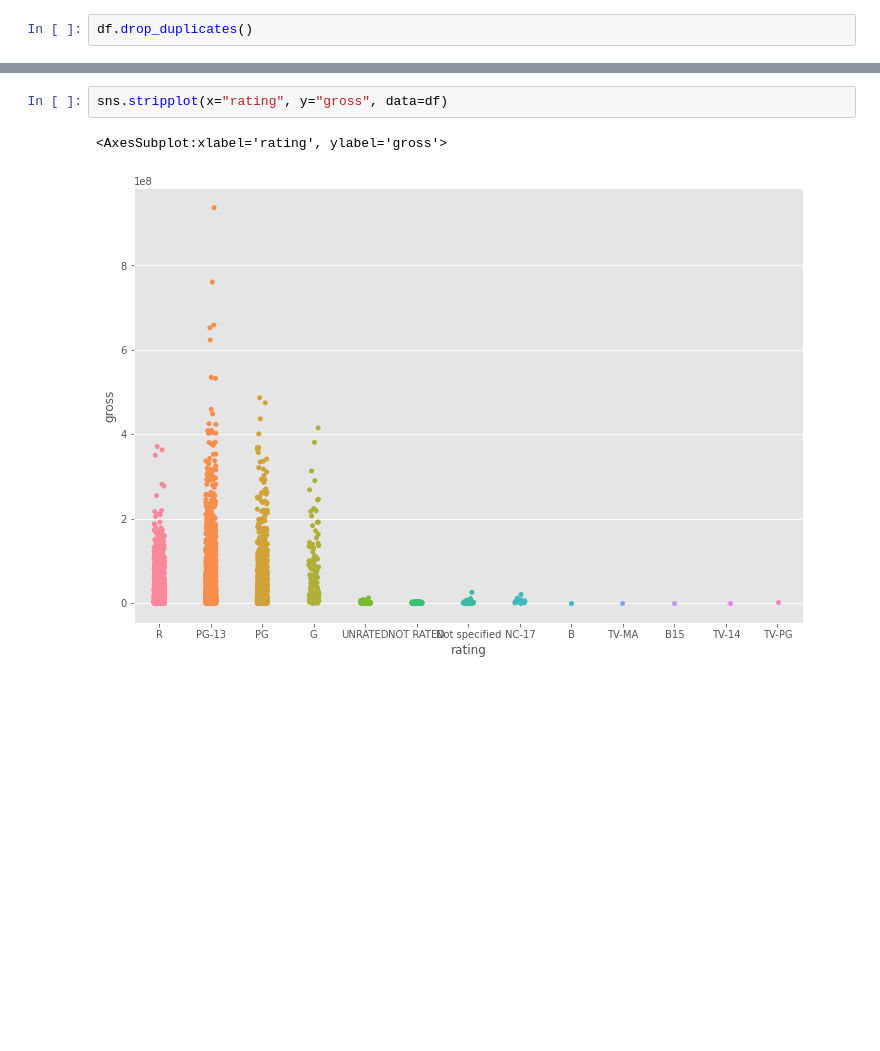
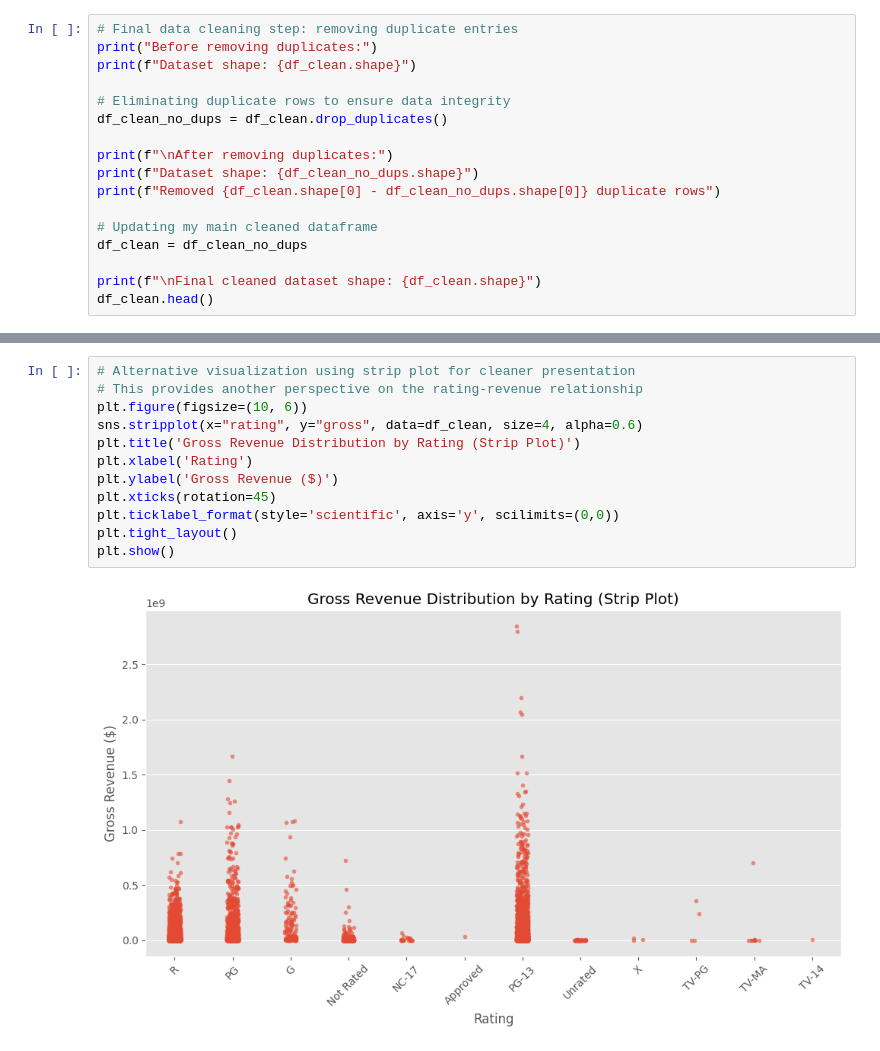
Before and after one commit to Ramadan877/Movie-Portfolio-Project, a Jupyter notebook: Movie Portfolio Project.ipynb, the cells around one changed output, grey strips where cells are left out. Cells and saved outputs as stored; diff of their text form; blank space fills up the shorter version.

```diff
--- a/Movie Portfolio Project.ipynb
+++ b/Movie Portfolio Project.ipynb
@@ -100,3 +543,18 @@ df.boxplot(column=['gross'])
 # %%
-df.drop_duplicates()
+# Final data cleaning step: removing duplicate entries
+print("Before removing duplicates:")
+print(f"Dataset shape: {df_clean.shape}")
+
+# Eliminating duplicate rows to ensure data integrity
+df_clean_no_dups = df_clean.drop_duplicates()
+
+print(f"\nAfter removing duplicates:")
+print(f"Dataset shape: {df_clean_no_dups.shape}")
+print(f"Removed {df_clean.shape[0] - df_clean_no_dups.shape[0]} duplicate rows")
+
+# Updating my main cleaned dataframe
+df_clean = df_clean_no_dups
+
+print(f"\nFinal cleaned dataset shape: {df_clean.shape}")
+df_clean.head()
 # %% [output]
@@ -534,5 +1295,14 @@ sns.swarmplot(x="rating", y="gross", data=df)
 # %%
-sns.stripplot(x="rating", y="gross", data=df)
+# Alternative visualization using strip plot for cleaner presentation
+# This provides another perspective on the rating-revenue relationship
+plt.figure(figsize=(10, 6))
+sns.stripplot(x="rating", y="gross", data=df_clean, size=4, alpha=0.6)
+plt.title('Gross Revenue Distribution by Rating (Strip Plot)')
+plt.xlabel('Rating')
+plt.ylabel('Gross Revenue ($)')
+plt.xticks(rotation=45)
+plt.ticklabel_format(style='scientific', axis='y', scilimits=(0,0))
+plt.tight_layout()
+plt.show()
 # %% [output]
-<AxesSubplot:xlabel='rating', ylabel='gross'>
-[figure, old version]
+[figure, new version]
```
Also changed, not shown: parts of 58 cells of this notebook, 3 other files.
